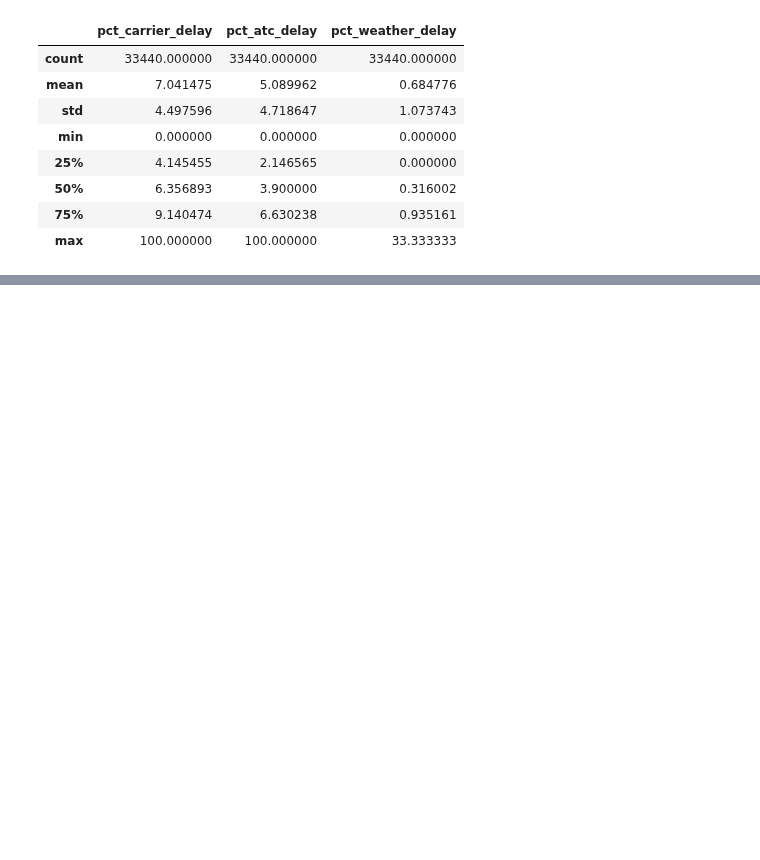
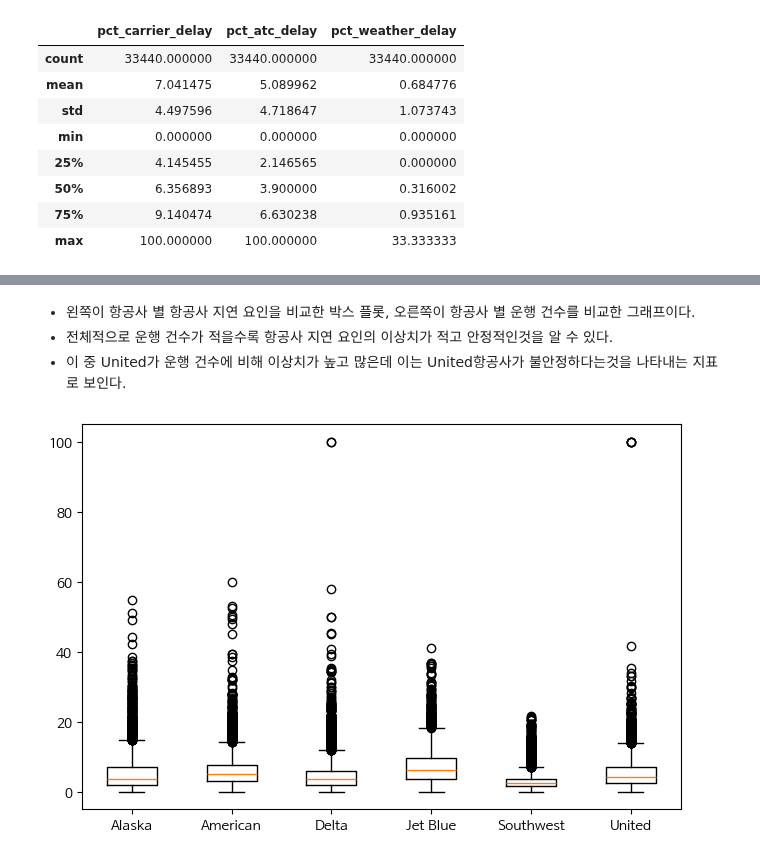
Before and after one commit to Telkem/hipython_rep, a Jupyter notebook: 17_탐색적데이터분석.ipynb, the cells around one changed output, grey strips where cells are left out. Cells and saved outputs as stored; diff of their text form; code cells hidden in the pictures; blank space fills up the shorter version.

```diff
--- a/17_탐색적데이터분석.ipynb
+++ b/17_탐색적데이터분석.ipynb
@@ -91,0 +130,18 @@ df.groupby('airline').describe().T
+# %% [markdown]
+- 왼쪽이 항공사 별 항공사 지연 요인을 비교한 박스 플롯, 오른쪽이 항공사 별 운행 건수를 비교한 그래프이다.
+- 전체적으로 운행 건수가 적을수록 항공사 지연 요인의 이상치가 적고 안정적인것을 알 수 있다.
+- 이 중 United가 운행 건수에 비해 이상치가 높고 많은데 이는 United항공사가 불안정하다는것을 나타내는 지표로 보인다.
+# %%
+fig = plt.figure(figsize=[17,5])
+axes = fig.add_subplot(1,2,1)
+axes.boxplot(x=
+             [df_group_filled[df_group_filled['airline'] == 'Alaska']['pct_atc_delay'],
+             df_group_filled[df_group_filled['airline'] == 'American']['pct_atc_delay'],
+             df_group_filled[df_group_filled['airline'] == 'Delta']['pct_atc_delay'],
+             df_group_filled[df_group_filled['airline'] == 'Jet Blue']['pct_atc_delay'],
+             df_group_filled[df_group_filled['airline'] == 'Southwest']['pct_atc_delay'],
+             df_group_filled[df_group_filled['airline'] == 'United']['pct_atc_delay']],
+             labels=['Alaska', 'American', 'Delta', 'Jet Blue', 'Southwest', 'United'])
+plt.show()
+# %% [output]
+[figure, added]
```
Also changed, not shown: parts of 10 cells of this notebook, 3 other files.
